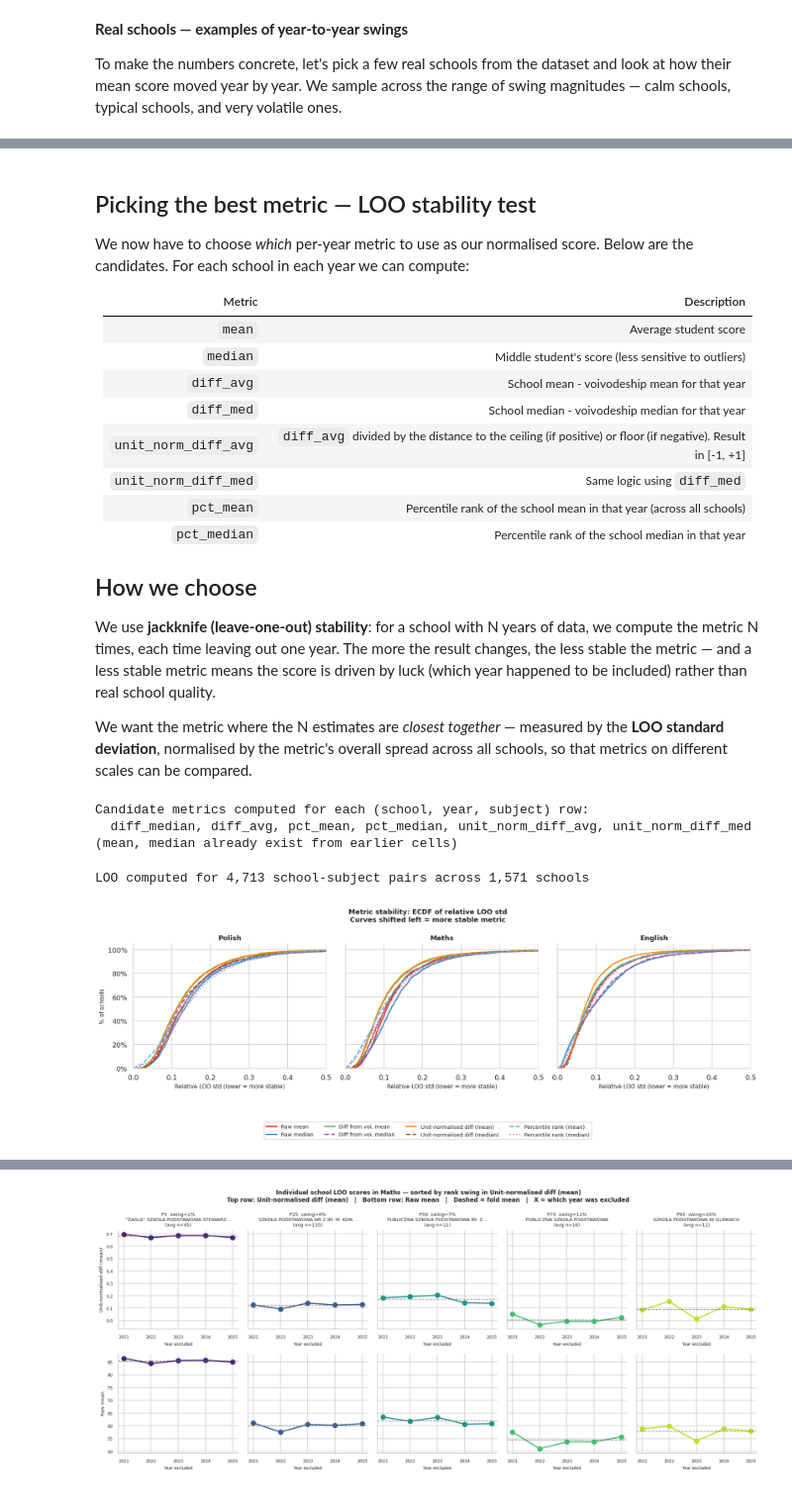
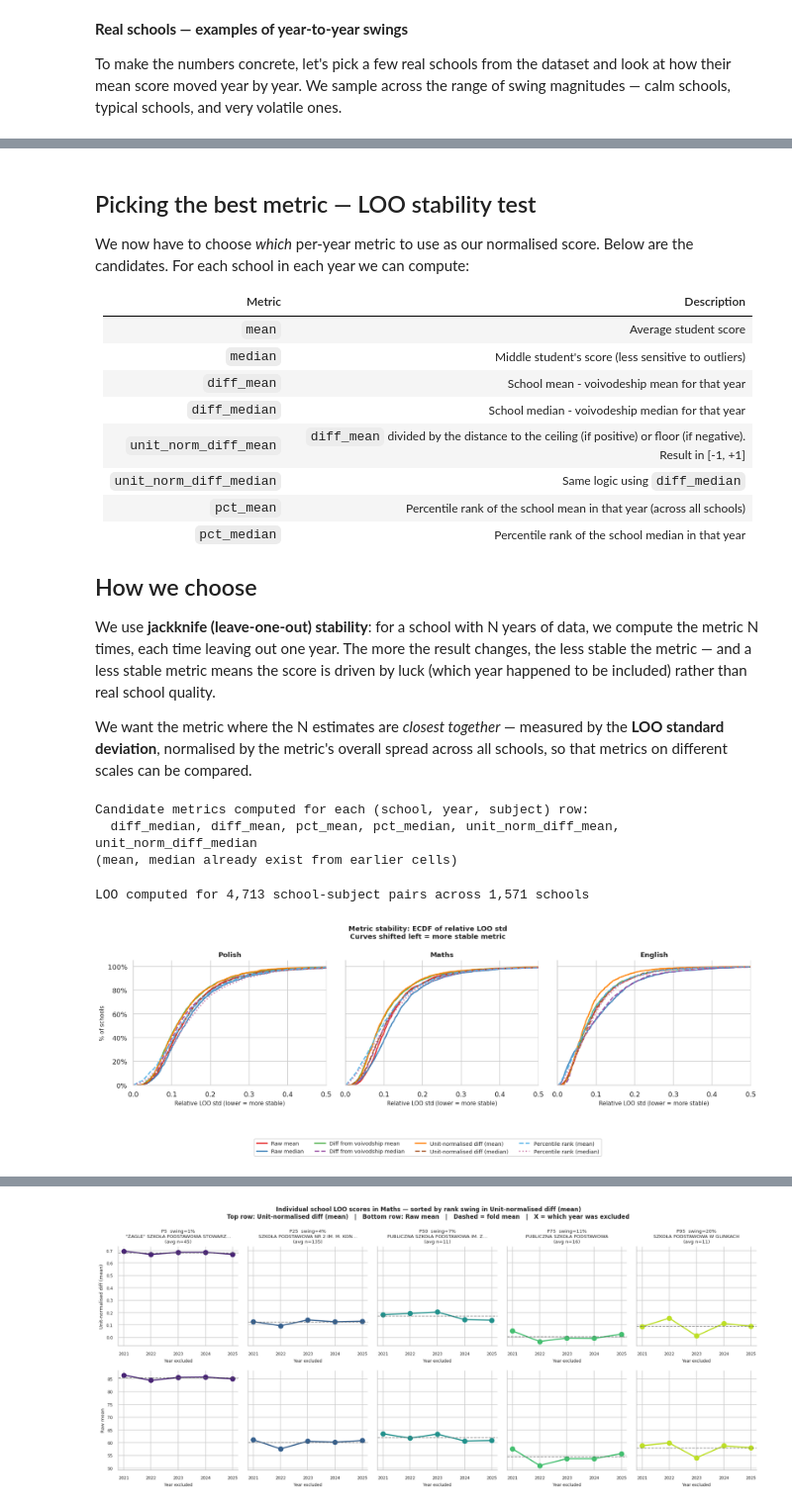
Before and after one commit to herbakamil/compare-primary-schools-mazowieckie, a Jupyter notebook: notebooks/how_to_measure_school_quality.ipynb, the cells around one changed output, grey strips where cells are left out. Shown at 99% size. Cells and saved outputs as stored; diff of their text form; code cells hidden in the pictures.

Commit message:
Replace med and avg with mean and median in metric names so that it's more clear what they refer to

```diff
--- a/notebooks/how_to_measure_school_quality.ipynb
+++ b/notebooks/how_to_measure_school_quality.ipynb
@@ -855,10 +855,10 @@ Below are the candidates. For each school in each year we can compute:
 |--------|-------------|
 | `mean` | Average student score |
 | `median` | Middle student's score (less sensitive to outliers) |
-| `diff_avg` | School mean - voivodeship mean for that year |
-| `diff_med` | School median - voivodeship median for that year |
-| `unit_norm_diff_avg` | `diff_avg` divided by the distance to the ceiling (if positive) or floor (if negative). Result in [-1, +1] |
-| `unit_norm_diff_med` | Same logic using `diff_med` |
+| `diff_mean` | School mean - voivodeship mean for that year |
+| `diff_median` | School median - voivodeship median for that year |
+| `unit_norm_diff_mean` | `diff_mean` divided by the distance to the ceiling (if positive) or floor (if negative). Result in [-1, +1] |
+| `unit_norm_diff_median` | Same logic using `diff_median` |
 | `pct_mean` | Percentile rank of the school mean in that year (across all schools) |
 | `pct_median` | Percentile rank of the school median in that year |
 
@@ -889,38 +889,38 @@ for subject_code in core_short:
             lambda x: stats.rankdata(x.fillna(x.median()), method='average') / len(x) * 100
         )
 
-# ── Compute additional candidate metrics: diff_avg, unit_norm_diff_avg, unit_norm_diff_med ─
+# ── Compute additional candidate metrics: diff_mean, unit_norm_diff_mean, unit_norm_diff_median ─
 voivodeship_mean = {}
 for subject in core_short:
     voivodeship_mean[subject] = df.groupby('year')[f'mean_{subject}'].mean()
     df[f'voivodeship_mean_{subject}'] = df['year'].map(voivodeship_mean[subject])
-    df[f'diff_avg_{subject}'] = df[f'mean_{subject}'] - df[f'voivodeship_mean_{subject}']
+    df[f'diff_mean_{subject}'] = df[f'mean_{subject}'] - df[f'voivodeship_mean_{subject}']
 
     # unit_norm_diff: signed normalisation to [-1, +1] using ceiling/floor distance
-    # unit_norm_diff_avg uses mean-based diff and voivodeship mean as reference
-    d_avg = df[f'diff_avg_{subject}']
+    # unit_norm_diff_mean uses mean-based diff and voivodeship mean as reference
+    d_avg = df[f'diff_mean_{subject}']
     v_avg = df[f'voivodeship_mean_{subject}']
-    df[f'unit_norm_diff_avg_{subject}'] = np.where(
+    df[f'unit_norm_diff_mean_{subject}'] = np.where(
         d_avg >= 0,
         d_avg / (100 - v_avg).where(100 - v_avg > 0, 1),
         d_avg / v_avg.where(v_avg > 0, 1),
     )
 
-    # unit_norm_diff_med uses median-based diff and voivodeship median as reference
+    # unit_norm_diff_median uses median-based diff and voivodeship median as reference
     median_diffs = df[f'diff_median_{subject}']
     median_values = df[f'voivodeship_median_{subject}']
-    df[f'unit_norm_diff_med_{subject}'] = np.where(
+    df[f'unit_norm_diff_median_{subject}'] = np.where(
         median_diffs >= 0,
         median_diffs / (100 - median_values).where(100 - median_values > 0, 1),
         median_diffs / median_values.where(median_values > 0, 1),
     )
 
 print('Candidate metrics computed for each (school, year, subject) row:')
-print('  diff_median, diff_avg, pct_mean, pct_median, unit_norm_diff_avg, unit_norm_diff_med')
+print('  diff_median, diff_mean, pct_mean, pct_median, unit_norm_diff_mean, unit_norm_diff_median')
 print('(mean, median already exist from earlier cells)')
 # %% [output]
 Candidate metrics computed for each (school, year, subject) row:
-  diff_median, diff_avg, pct_mean, pct_median, unit_norm_diff_avg, unit_norm_diff_med
+  diff_median, diff_mean, pct_mean, pct_median, unit_norm_diff_mean, unit_norm_diff_median
 (mean, median already exist from earlier cells)
 # %%
 # ── Jackknife LOO stability ───────────────────────────────────────────────────
@@ -931,10 +931,10 @@ df_multi = df[df['rspo'].isin(years_per_school[years_per_school >= 3].index)].co
 CANDIDATE_METRICS = {
     'mean':               lambda s: f'mean_{s}',
     'median':             lambda s: f'median_{s}',
-    'diff_avg':           lambda s: f'diff_avg_{s}',
-    'diff_med':           lambda s: f'diff_median_{s}',
-    'unit_norm_diff_avg': lambda s: f'unit_norm_diff_avg_{s}',
-    'unit_norm_diff_med': lambda s: f'unit_norm_diff_med_{s}',
+    'diff_mean':           lambda s: f'diff_mean_{s}',
+    'diff_median':           lambda s: f'diff_median_{s}',
+    'unit_norm_diff_mean': lambda s: f'unit_norm_diff_mean_{s}',
+    'unit_norm_diff_median': lambda s: f'unit_norm_diff_median_{s}',
     'pct_mean':           lambda s: f'pct_mean_{s}',
     'pct_median':         lambda s: f'pct_median_{s}',
 }
@@ -1001,10 +1001,10 @@ LOO computed for 4,713 school-subject pairs across 1,571 schools
 METRIC_DISPLAY = {
     'mean':               ('Raw mean',                       '#e41a1c', '-'),
     'median':             ('Raw median',                     '#377eb8', '-'),
-    'diff_avg':           ('Diff from voivodship mean',            '#4daf4a', '-'),
-    'diff_med':           ('Diff from voivodship median',          '#984ea3', '--'),
-    'unit_norm_diff_avg': ('Unit-normalised diff (mean)',    '#ff7f00', '-'),
-    'unit_norm_diff_med': ('Unit-normalised diff (median)',  '#a65628', '--'),
+    'diff_mean':           ('Diff from voivodship mean',            '#4daf4a', '-'),
+    'diff_median':           ('Diff from voivodship median',          '#984ea3', '--'),
+    'unit_norm_diff_mean': ('Unit-normalised diff (mean)',    '#ff7f00', '-'),
+    'unit_norm_diff_median': ('Unit-normalised diff (median)',  '#a65628', '--'),
     'pct_mean':           ('Percentile rank (mean)',         '#56b4e9', '--'),
     'pct_median':         ('Percentile rank (median)',       '#cc79a7', ':'),
 }
@@ -1015,34 +1015,34 @@ for ax, subject in zip(axes, core_short):
     sub = loo[loo['subject'] == subject]
     for metric_name, (label, color, ls) in METRIC_DISPLAY.items():
         col = f'rel_{metric_name}'
         if col not in sub.columns:
             continue
         x = np.sort(sub[col].dropna().values)
         y = np.arange(1, len(x) + 1) / len(x) * 100
         ax.plot(x, y, label=label, color=color, lw=2, ls=ls, alpha=0.9)
 
     ax.set_title(SUBJECT_LABELS[subject], fontsize=11, fontweight='bold')
     ax.set_xlabel('Relative LOO std (lower = more stable)', fontsize=9)
     ax.set_xlim(0, 0.5)
     ax.spines[['top', 'right']].set_visible(False)
 
 axes[0].set_ylabel('% of schools', fontsize=9)
 axes[0].yaxis.set_major_formatter(ticker.PercentFormatter(decimals=0))
 axes[0].set_ylim(0, 105)
 
 handles = [mlines.Line2D([], [], color=c, lw=2, ls=ls, label=label)
            for label, c, ls in METRIC_DISPLAY.values()]
 fig.legend(handles=handles, loc='lower center', ncol=4, fontsize=8.5,
            framealpha=0.9, bbox_to_anchor=(0.5, -0.06))
 fig.suptitle(
     'Metric stability: ECDF of relative LOO std\n'
     'Curves shifted left = more stable metric',
     fontsize=11, fontweight='bold',
 )
 plt.tight_layout(rect=[0, 0.14, 1, 1])
 plt.show()
 # %% [output]
-[figure, old version]
+[figure, new version]
 # %%
 # ── Summary table: median relative LOO std per (subject, size bin) ───────────
 rel_cols = [f'rel_{m}' for m in METRIC_DISPLAY]
```
Also changed, not shown: parts of 11 cells of this notebook.
